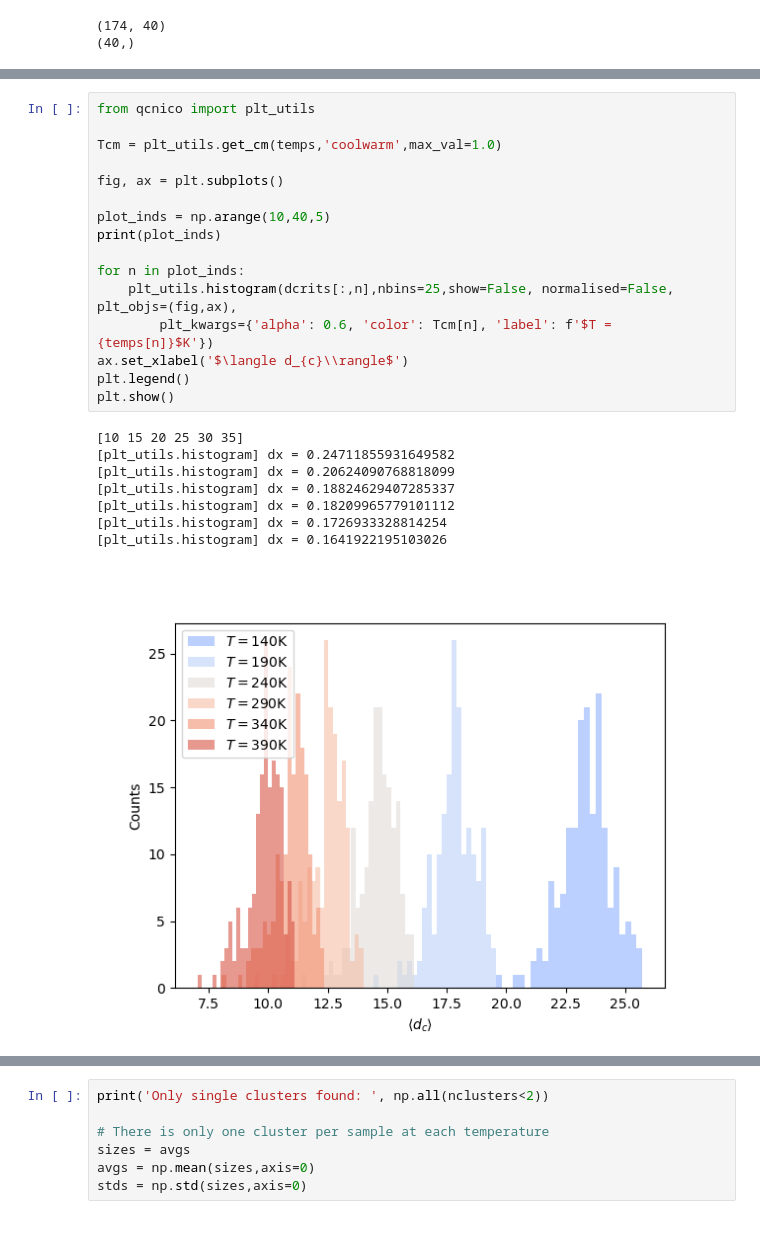
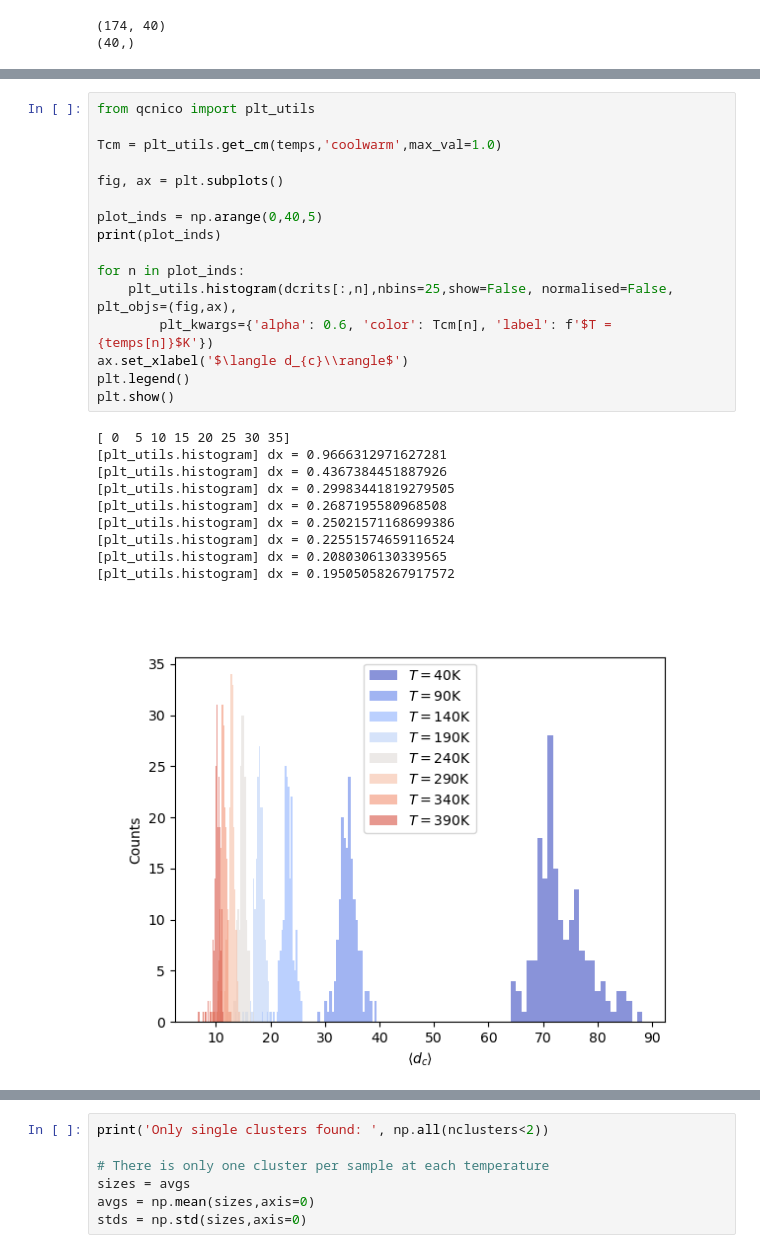
Before and after one commit to ngastellu/percolate_mac, a Jupyter notebook: analysis.ipynb, the cells around one changed output, grey strips where cells are left out. Cells and saved outputs as stored; diff of their text form.

```diff
--- a/analysis.ipynb
+++ b/analysis.ipynb
@@ -84,28 +84,30 @@ print(dstd_T)
 # %%
 from qcnico import plt_utils
 
 Tcm = plt_utils.get_cm(temps,'coolwarm',max_val=1.0)
 
 fig, ax = plt.subplots()
 
-plot_inds = np.arange(10,40,5)
+plot_inds = np.arange(0,40,5)
 print(plot_inds)
 
 for n in plot_inds:
     plt_utils.histogram(dcrits[:,n],nbins=25,show=False, normalised=False, plt_objs=(fig,ax),
         plt_kwargs={'alpha': 0.6, 'color': Tcm[n], 'label': f'$T = {temps[n]}$K'})
 ax.set_xlabel('$\langle d_{c}\\rangle$')
 plt.legend()
 plt.show()
 # %% [output]
-[10 15 20 25 30 35]
-[plt_utils.histogram] dx = 0.24711855931649582
-[plt_utils.histogram] dx = 0.20624090768818099
-[plt_utils.histogram] dx = 0.18824629407285337
-[plt_utils.histogram] dx = 0.18209965779101112
-[plt_utils.histogram] dx = 0.1726933328814254
-[plt_utils.histogram] dx = 0.1641922195103026
+[ 0  5 10 15 20 25 30 35]
+[plt_utils.histogram] dx = 0.9666312971627281
+[plt_utils.histogram] dx = 0.4367384451887926
+[plt_utils.histogram] dx = 0.29983441819279505
+[plt_utils.histogram] dx = 0.2687195580968508
+[plt_utils.histogram] dx = 0.25021571168699386
+[plt_utils.histogram] dx = 0.22551574659116524
+[plt_utils.histogram] dx = 0.2080306130339565
+[plt_utils.histogram] dx = 0.19505058267917572
-[figure, old version]
+[figure, new version]
 # %%
 def get_sigma(dcrits,nbins=30):
     hist, bin_edges = np.histogram(dcrits,bins=nbins,density=True)
```
Also changed, not shown: parts of 12 cells of this notebook, 3 other files.
